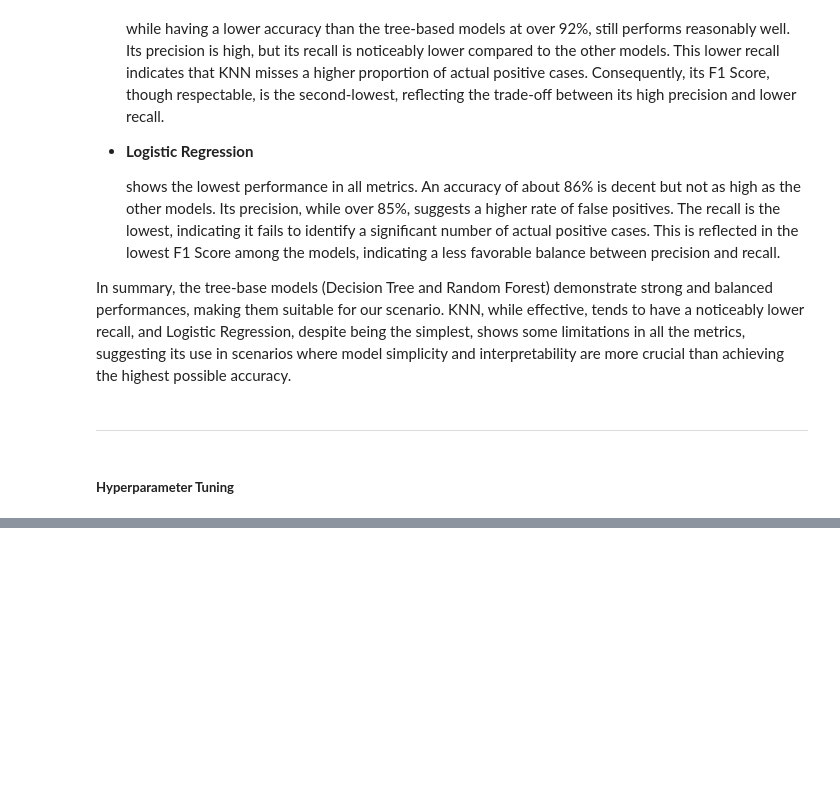
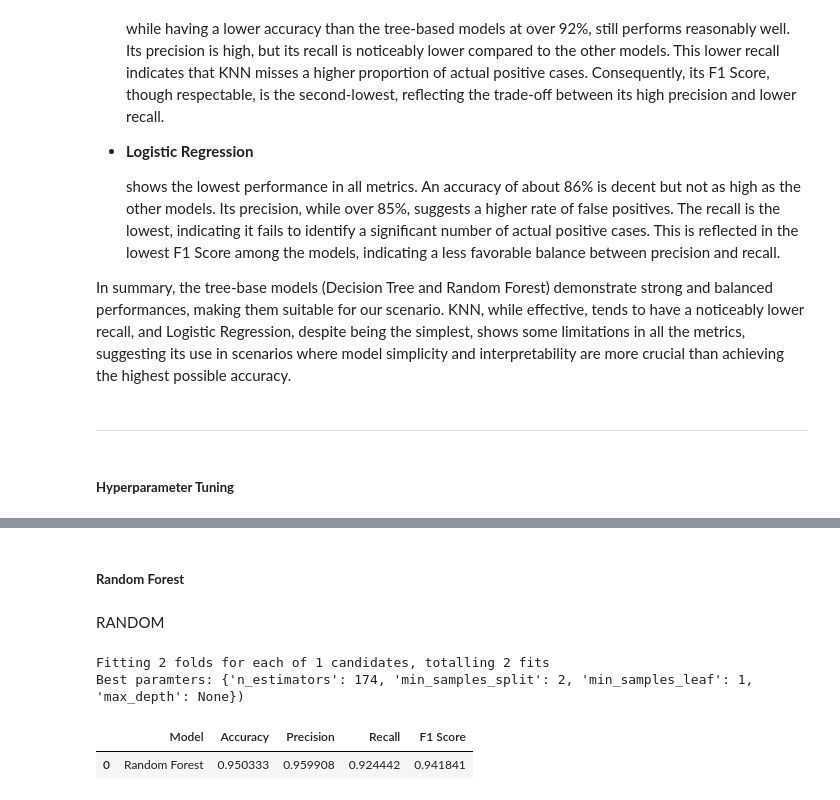
Before and after one commit to Chargent/Trains-Customers-Satisfaction-Machine-Learning-Project, a Jupyter notebook: main.ipynb, the cells around one changed output, grey strips where cells are left out. Cells and saved outputs as stored; diff of their text form; code cells hidden in the pictures; blank space fills up the shorter version.

```diff
--- a/main.ipynb
+++ b/main.ipynb
@@ -743,0 +824,57 @@ Best paramters: {'splitter': 'best', 'min_samples_split': 4, 'min_samples_leaf':
+# %% [markdown]
+##### **Random Forest**
+# %% [markdown]
+RANDOM
+# %%
+# Create a parameter grid
+n_estimators = list(range(1, 250))
+max_depth = list(range(1, 5))
+max_depth.append(None)
+min_samples_split = list(range(1, 50))
+min_samples_leaf = list(range(1, 5))
+
+random_grid = {
+    'n_estimators': n_estimators,
+    'max_depth': max_depth,
+    'min_samples_split': min_samples_split,
+    'min_samples_leaf': min_samples_leaf,
+}
+
+rf_clf = RandomForestClassifier(n_jobs=-1)
+
+rf_cv = RandomizedSearchCV(
+    rf_clf,
+    scoring='accuracy',
+    param_distributions=random_grid,
+    n_iter=1,
+    cv=2,
+    verbose=1,
+    random_state=69,
+    n_jobs=-1
+)
+
+rf_cv.fit(training, training_check)
+rf_best_params = rf_cv.best_params_
+print(f"Best paramters: {rf_best_params}")
+
+rf_clf = RandomForestClassifier(**rf_best_params)
+rf_clf.fit(training, training_check)
+
+#print all the scores
+prediction_RF = rf_clf.predict(validation_test)
+
+# Calculating the performance metrics
+accuracy_RF = accuracy_score(validation_test_check, prediction_RF)
+precision_RF = precision_score(validation_test_check, prediction_RF)
+recall_RF = recall_score(validation_test_check, prediction_RF)
+f1_RF = f1_score(validation_test_check, prediction_RF)
+
+# Printing the results in a dataframe
+results_rf = pd.DataFrame(data=[['Random Forest', accuracy_RF, precision_RF, recall_RF, f1_RF]],
+                        columns=['Model', 'Accuracy', 'Precision', 'Recall', 'F1 Score'])
+results_rf
+# %% [output]
+Fitting 2 folds for each of 1 candidates, totalling 2 fits
+Best paramters: {'n_estimators': 174, 'min_samples_split': 2, 'min_samples_leaf': 1, 'max_depth': None})
+|  | Model | Accuracy | Precision | Recall | F1 Score |
+| 0 | Random Forest | 0.950333 | 0.959908 | 0.924442 | 0.941841 |
```
Also changed, not shown: parts of 34 cells of this notebook.
